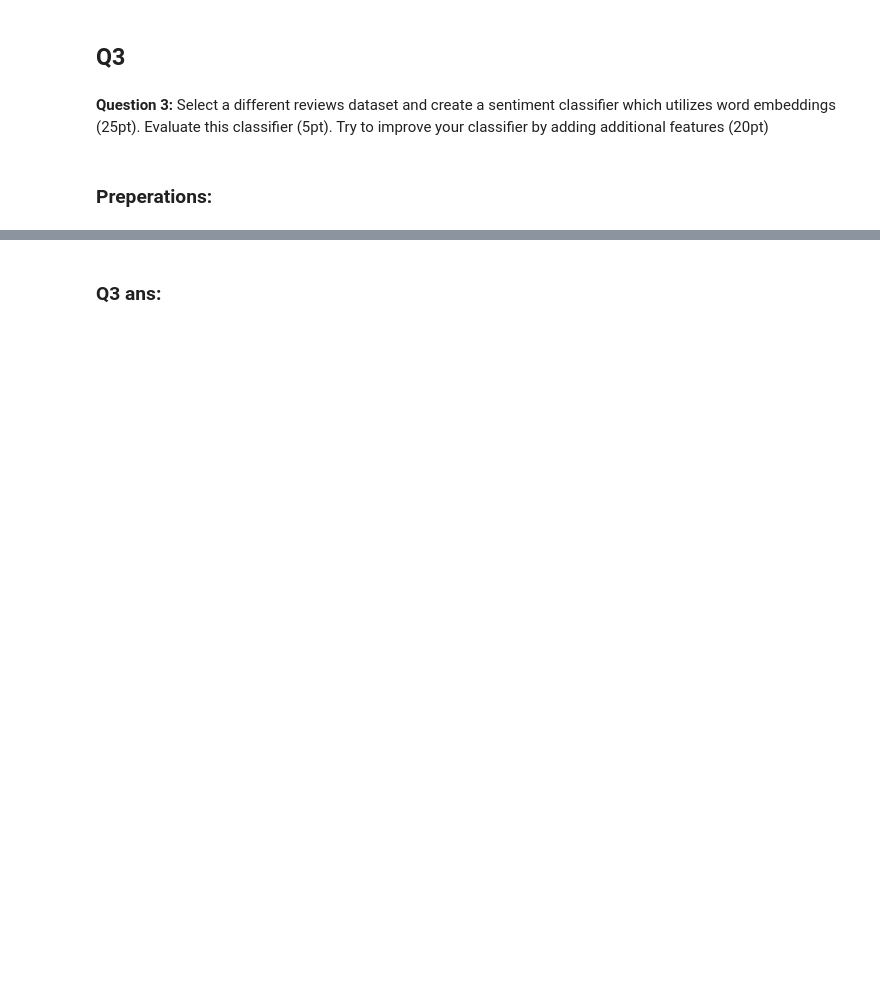
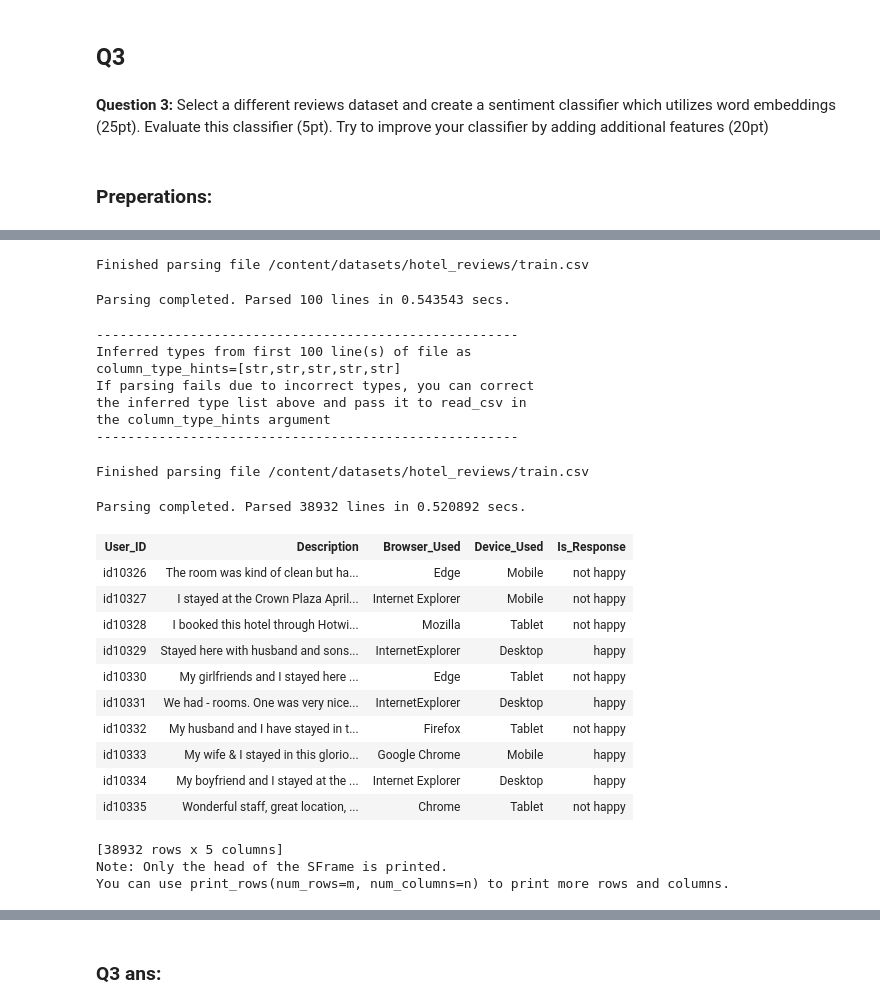
Before and after one commit to Yishaiaz/BigDataAnalysisCourse, a Jupyter notebook: A6 - nltk, afinn, spacy, TextBlob, turicreate, ML, text analysis, sentiment analysis, from unstructured text to structured data/A6.ipynb, the cells around one changed output, grey strips where cells are left out. Cells and saved outputs as stored; diff of their text form; code cells hidden in the pictures; blank space fills up the shorter version.

```diff
--- a/A6 - nltk, afinn, spacy, TextBlob, turicreate, ML, text analysis, sentiment analysis, from unstructured text to structured data/A6.ipynb
+++ b/A6 - nltk, afinn, spacy, TextBlob, turicreate, ML, text analysis, sentiment analysis, from unstructured text to structured data/A6.ipynb
@@ -543,9 +425,35 @@ from afinn import Afinn
 
 %matplotlib inline
 # %%
-#  i will use the employee review dataset
-employees_reviews_sframe = turi.SFrame.read_csv("./datasets/employees_reviews/employee_reviews.csv", na_values=['none'])
-employees_reviews_sframe
+#  i will use the hotel review dataset (only the training dataset)
+hotels_reviews_sframe = turi.SFrame.read_csv("./datasets/hotel_reviews/train.csv", na_values=['none'])
+hotels_reviews_sframe
+# %% [output]
+Finished parsing file /content/datasets/hotel_reviews/train.csv
+Parsing completed. Parsed 100 lines in 0.543543 secs.
+------------------------------------------------------
+Inferred types from first 100 line(s) of file as
+column_type_hints=[str,str,str,str,str]
+If parsing fails due to incorrect types, you can correct
+the inferred type list above and pass it to read_csv in
+the column_type_hints argument
+------------------------------------------------------
+Finished parsing file /content/datasets/hotel_reviews/train.csv
+Parsing completed. Parsed 38932 lines in 0.520892 secs.
+| User_ID | Description | Browser_Used | Device_Used | Is_Response |
+| id10326 | The room was kind of clean but ha... | Edge | Mobile | not happy |
+| id10327 | I stayed at the Crown Plaza April... | Internet Explorer | Mobile | not happy |
+| id10328 | I booked this hotel through Hotwi... | Mozilla | Tablet | not happy |
+| id10329 | Stayed here with husband and sons... | InternetExplorer | Desktop | happy |
+| id10330 | My girlfriends and I stayed here ... | Edge | Tablet | not happy |
+| id10331 | We had - rooms. One was very nice... | InternetExplorer | Desktop | happy |
+| id10332 | My husband and I have stayed in t... | Firefox | Tablet | not happy |
+| id10333 | My wife & I stayed in this glorio... | Google Chrome | Mobile | happy |
+| id10334 | My boyfriend and I stayed at the ... | Internet Explorer | Desktop | happy |
+| id10335 | Wonderful staff, great location, ... | Chrome | Tablet | not happy |
+[38932 rows x 5 columns]
+Note: Only the head of the SFrame is printed.
+You can use print_rows(num_rows=m, num_columns=n) to print more rows and columns.
 # %%
 # i will use the spacy library to import a word->embedding dictionary
 !python -m spacy download en_core_web_lg # Important! you need to restart runtime after install
```
Also changed, not shown: parts of 16 cells of this notebook.
